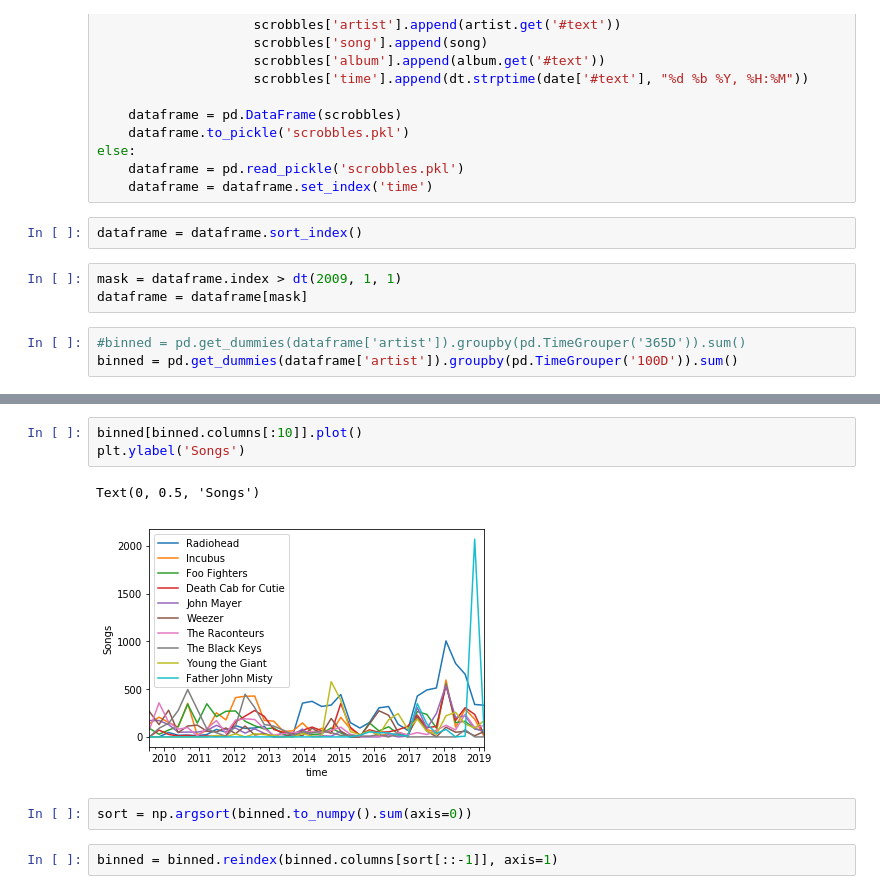
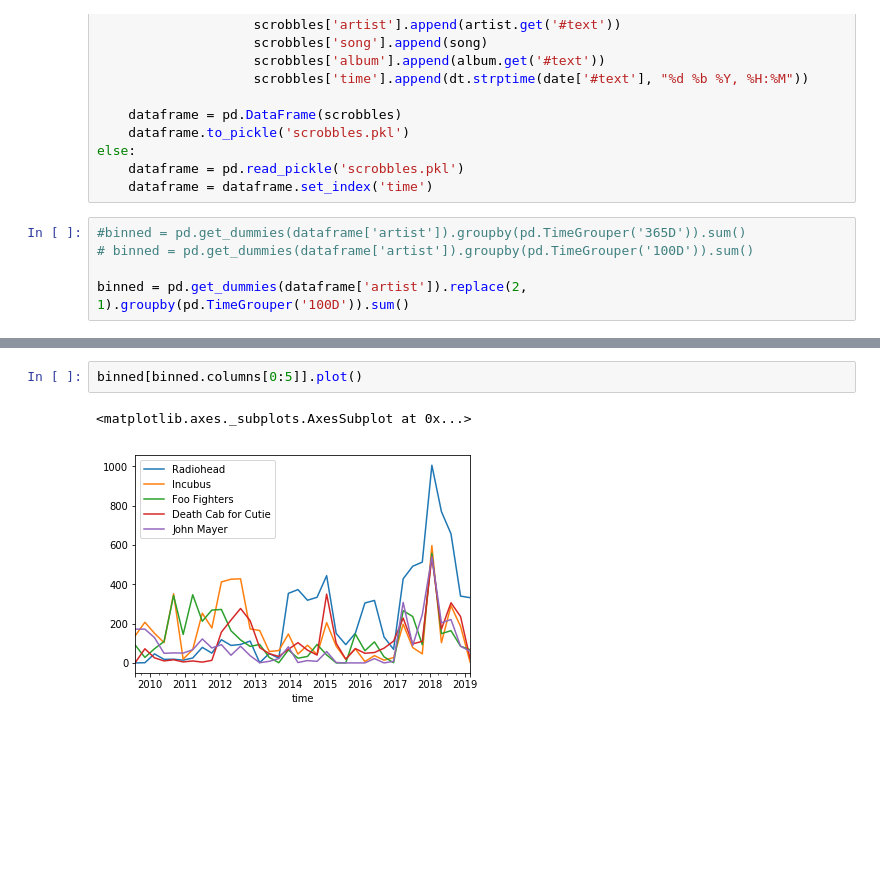
Before and after one commit to bmorris3/scrobbles, a Jupyter notebook: parser.ipynb, the cells around one changed output, grey strips where cells are left out. Cells and saved outputs as stored; diff of their text form; blank space fills up the shorter version.

```diff
--- a/parser.ipynb
+++ b/parser.ipynb
@@ -33,11 +32,8 @@ if not os.path.exists('scrobbles.pkl'):
 else:
     dataframe = pd.read_pickle('scrobbles.pkl')
     dataframe = dataframe.set_index('time')
-# %%
-dataframe = dataframe.sort_index()
-# %%
-mask = dataframe.index > dt(2009, 1, 1)
-dataframe = dataframe[mask]
 # %%
 #binned = pd.get_dummies(dataframe['artist']).groupby(pd.TimeGrouper('365D')).sum()
-binned = pd.get_dummies(dataframe['artist']).groupby(pd.TimeGrouper('100D')).sum()
+# binned = pd.get_dummies(dataframe['artist']).groupby(pd.TimeGrouper('100D')).sum()
+
+binned = pd.get_dummies(dataframe['artist']).replace(2, 1).groupby(pd.TimeGrouper('100D')).sum()
@@ -44,10 +51,5 @@ binned = pd.get_dummies(dataframe['artist']).groupby(pd.TimeGrouper('100D')).sum
 # %%
-binned[binned.columns[:10]].plot()
-plt.ylabel('Songs')
+binned[binned.columns[0:5]].plot()
 # %% [output]
-Text(0, 0.5, 'Songs')
+<matplotlib.axes._subplots.AxesSubplot at 0x...>
-[figure, old version]
+[figure, new version]
-# %%
-sort = np.argsort(binned.to_numpy().sum(axis=0))
-# %%
-binned = binned.reindex(binned.columns[sort[::-1]], axis=1)
```
Also changed, not shown: parts of 5 cells of this notebook, 3 other files.
